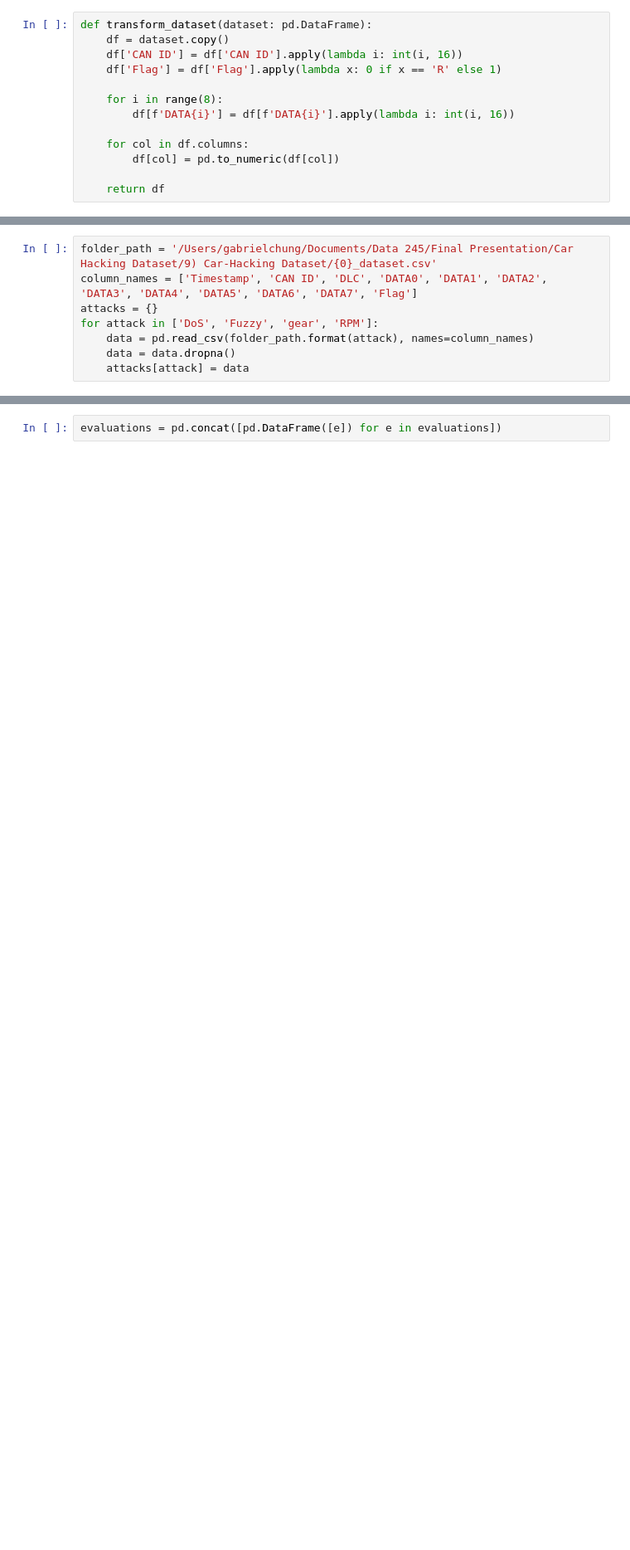
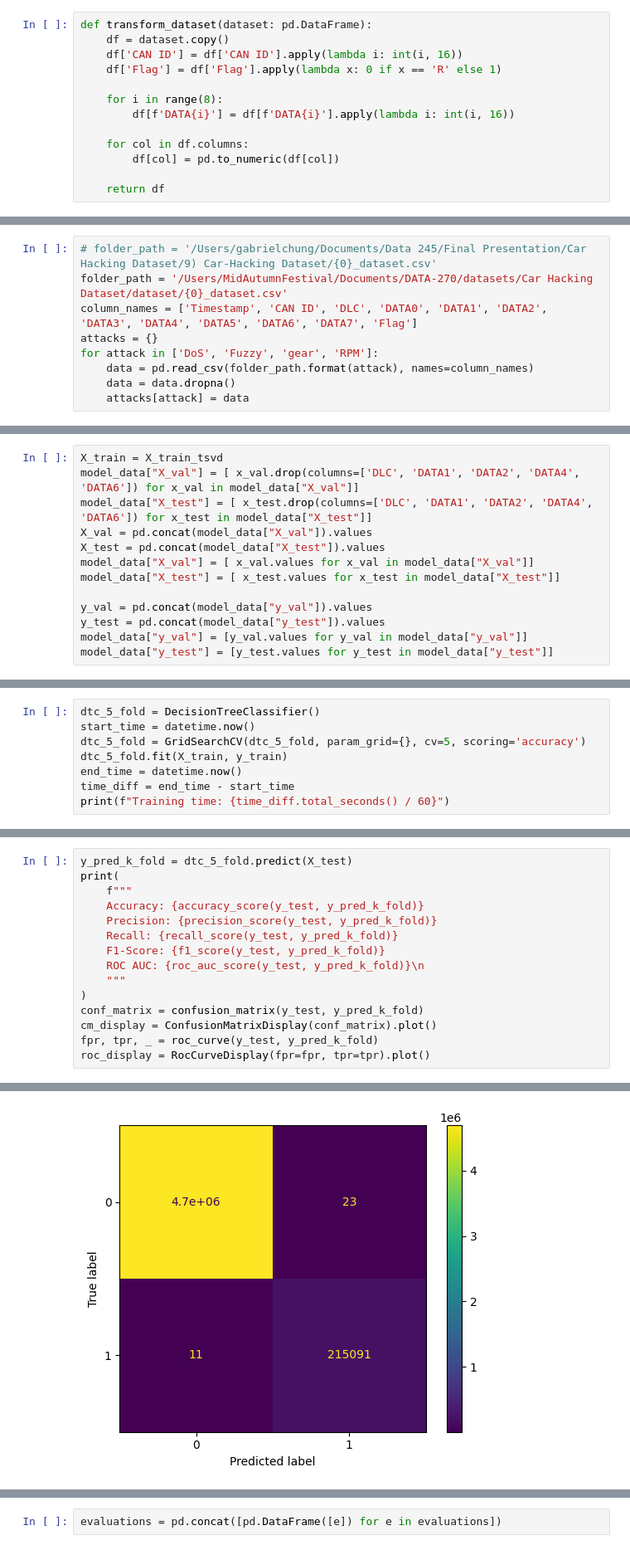
Before and after one commit to gabriale99/Data245PROJECT, a Jupyter notebook: decision_tree.ipynb, the cells around one changed output, grey strips where cells are left out. Shown: that part at 83% size. Saved outputs shown, nothing was run; the diff lists cells and outputs as text; blank space fills up the shorter version.

Commit message:
Updated the descision_tree notebook

```diff
--- a/decision_tree.ipynb
+++ b/decision_tree.ipynb
@@ -53,5 +44,6 @@ def splitting_to_k_chunks(dataset, k=10):
 # %%
-folder_path = '/Users/gabrielchung/Documents/Data 245/Final Presentation/Car Hacking Dataset/9) Car-Hacking Dataset/{0}_dataset.csv'
+# folder_path = '/Users/gabrielchung/Documents/Data 245/Final Presentation/Car Hacking Dataset/9) Car-Hacking Dataset/{0}_dataset.csv'
+folder_path = '/Users/MidAutumnFestival/Documents/DATA-270/datasets/Car Hacking Dataset/dataset/{0}_dataset.csv'
 column_names = ['Timestamp', 'CAN ID', 'DLC', 'DATA0', 'DATA1', 'DATA2', 'DATA3', 'DATA4', 'DATA5', 'DATA6', 'DATA7', 'Flag']
 attacks = {}
 for attack in ['DoS', 'Fuzzy', 'gear', 'RPM']:
@@ -94,0 +125,13 @@ y_train = pd.concat(model_data["y_train"]).values
+# %%
+X_train = X_train_tsvd
+model_data["X_val"] = [ x_val.drop(columns=['DLC', 'DATA1', 'DATA2', 'DATA4', 'DATA6']) for x_val in model_data["X_val"]]
+model_data["X_test"] = [ x_test.drop(columns=['DLC', 'DATA1', 'DATA2', 'DATA4', 'DATA6']) for x_test in model_data["X_test"]]
+X_val = pd.concat(model_data["X_val"]).values
+X_test = pd.concat(model_data["X_test"]).values
+model_data["X_val"] = [ x_val.values for x_val in model_data["X_val"]]
+model_data["X_test"] = [ x_test.values for x_test in model_data["X_test"]]
+
+y_val = pd.concat(model_data["y_val"]).values
+y_test = pd.concat(model_data["y_test"]).values
+model_data["y_val"] = [y_val.values for y_val in model_data["y_val"]]
+model_data["y_test"] = [y_test.values for y_test in model_data["y_test"]]
@@ -128,0 +205,8 @@ for i, att in enumerate(['DoS', 'Fuzzy', 'gear', 'RPM']):
+# %%
+dtc_5_fold = DecisionTreeClassifier()
+start_time = datetime.now()
+dtc_5_fold = GridSearchCV(dtc_5_fold, param_grid={}, cv=5, scoring='accuracy')
+dtc_5_fold.fit(X_train, y_train)
+end_time = datetime.now()
+time_diff = end_time - start_time
+print(f"Training time: {time_diff.total_seconds() / 60}")
@@ -128,0 +215,16 @@ for i, att in enumerate(['DoS', 'Fuzzy', 'gear', 'RPM']):
+# %%
+y_pred_k_fold = dtc_5_fold.predict(X_test)
+print(
+    f"""
+    Accuracy: {accuracy_score(y_test, y_pred_k_fold)}
+    Precision: {precision_score(y_test, y_pred_k_fold)}
+    Recall: {recall_score(y_test, y_pred_k_fold)}
+    F1-Score: {f1_score(y_test, y_pred_k_fold)}
+    ROC AUC: {roc_auc_score(y_test, y_pred_k_fold)}\n
+    """
+)
+conf_matrix = confusion_matrix(y_test, y_pred_k_fold)
+cm_display = ConfusionMatrixDisplay(conf_matrix).plot()
+fpr, tpr, _ = roc_curve(y_test, y_pred_k_fold)
+roc_display = RocCurveDisplay(fpr=fpr, tpr=tpr).plot()
+# %% [output]
@@ -128,0 +236 @@ for i, att in enumerate(['DoS', 'Fuzzy', 'gear', 'RPM']):
+[figure, added]
```
Also changed, not shown: parts of 25 cells of this notebook.
